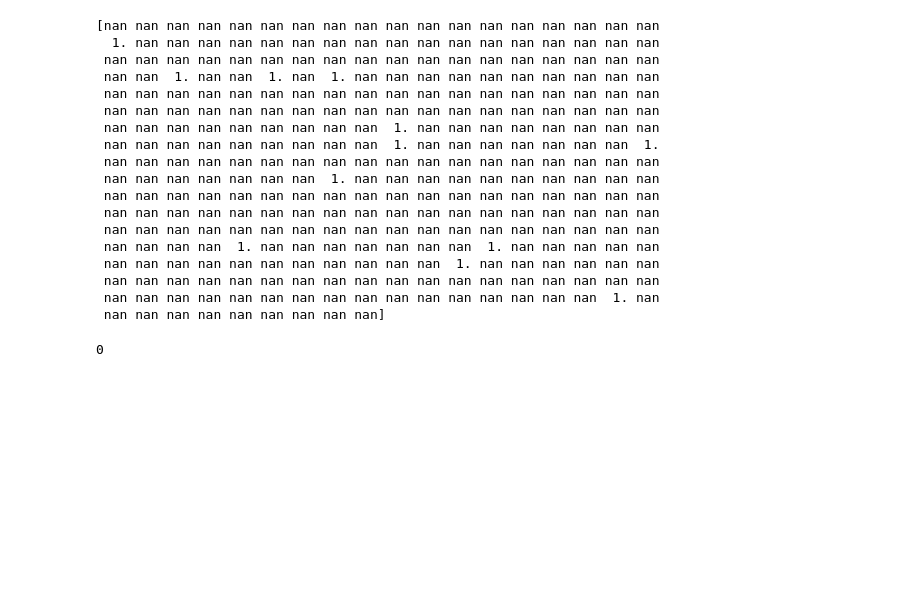
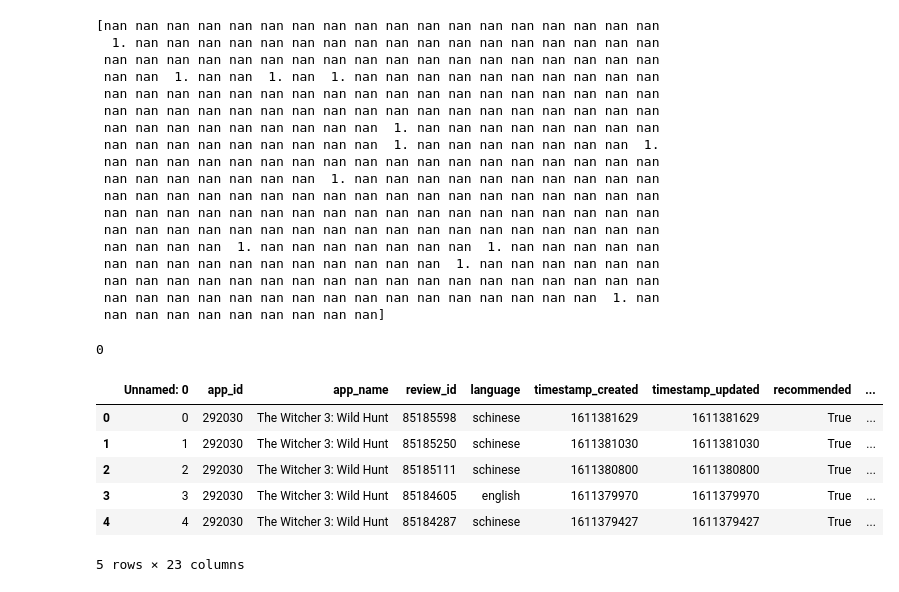
Before and after one commit to RobertDaiMelb/SteamGameRecommenderPrototype, a Jupyter notebook: CF.ipynb, the cells around one changed output. Drawn from its saved outputs; the diff is of its cells as text; code cells hidden in the pictures; blank space fills up the shorter version.

```diff
--- a/CF.ipynb
+++ b/CF.ipynb
@@ -242,0 +247,12 @@ from sklearn.metrics.pairwise import cosine_similarity
+# %%
+df_reviews = pd.read_csv("steam_reviews.csv")
+# %%
+df_reviews.head()
+# %% [output]
+|  | Unnamed: 0 | app_id | app_name | review_id | language | timestamp_created | timestamp_updated | recommended | ... |
+| 0 | 0 | 292030 | The Witcher 3: Wild Hunt | 85185598 | schinese | 1611381629 | 1611381629 | True | ... |
+| 1 | 1 | 292030 | The Witcher 3: Wild Hunt | 85185250 | schinese | 1611381030 | 1611381030 | True | ... |
+| 2 | 2 | 292030 | The Witcher 3: Wild Hunt | 85185111 | schinese | 1611380800 | 1611380800 | True | ... |
+| 3 | 3 | 292030 | The Witcher 3: Wild Hunt | 85184605 | english | 1611379970 | 1611379970 | True | ... |
+| 4 | 4 | 292030 | The Witcher 3: Wild Hunt | 85184287 | schinese | 1611379427 | 1611379427 | True | ... |
+5 rows × 23 columns
```
Also changed, not shown: parts of 8 cells of this notebook.
